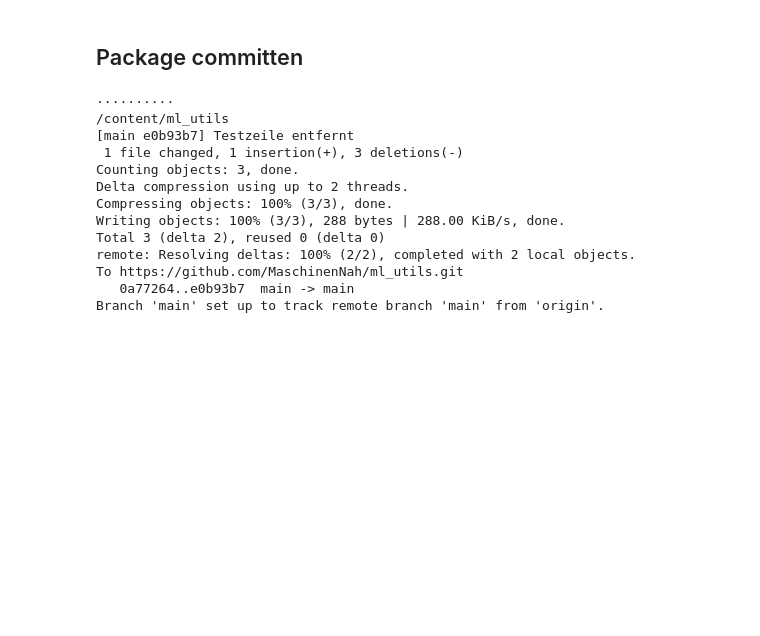
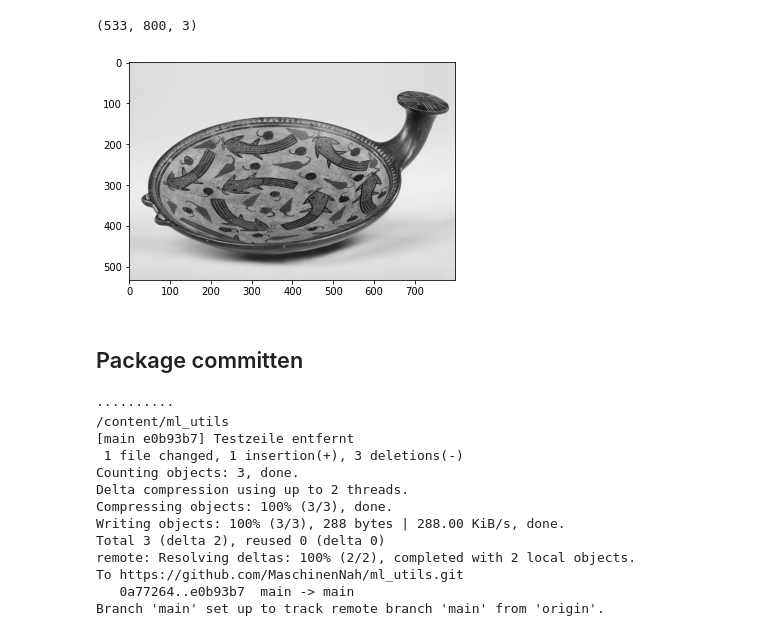
Before and after one commit to MaschinenNah/ml_utils_develop_and_test, a Jupyter notebook: ml_utils_convert_develop_and_test.ipynb, the cells around one changed output. Saved outputs shown, nothing was run; the diff lists cells and outputs as text; code cells hidden in the pictures; blank space fills up the shorter version.

```diff
--- a/ml_utils_convert_develop_and_test.ipynb
+++ b/ml_utils_convert_develop_and_test.ipynb
@@ -28,3 +35,10 @@ plt.imshow(img_as_np_array)
+# %%
+rgb = convert.grayscale_to_rgb(grayscale)
+plt.imshow(rgb)
+rgb.shape
+# %% [output]
+(533, 800, 3)
+[figure, added]
 # %% [markdown]
 ## Package committen
 # %%
```
Also changed, not shown: parts of 6 cells of this notebook.
